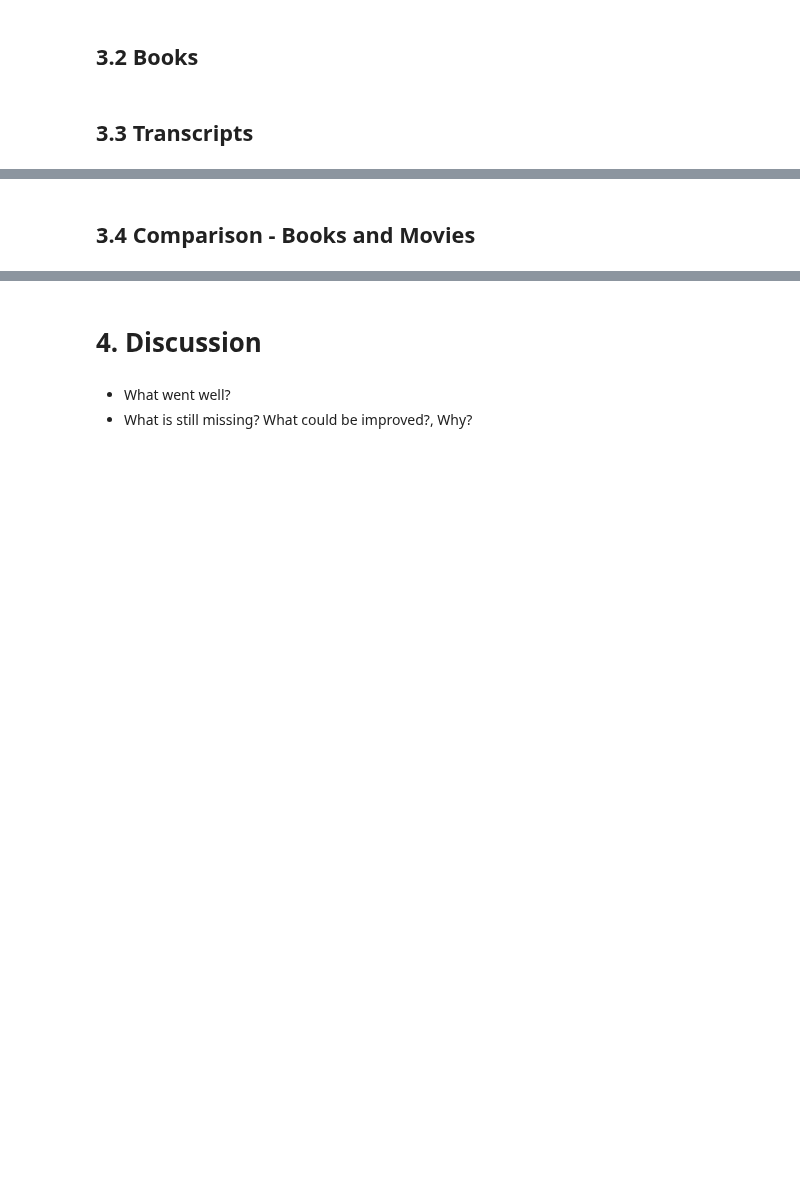
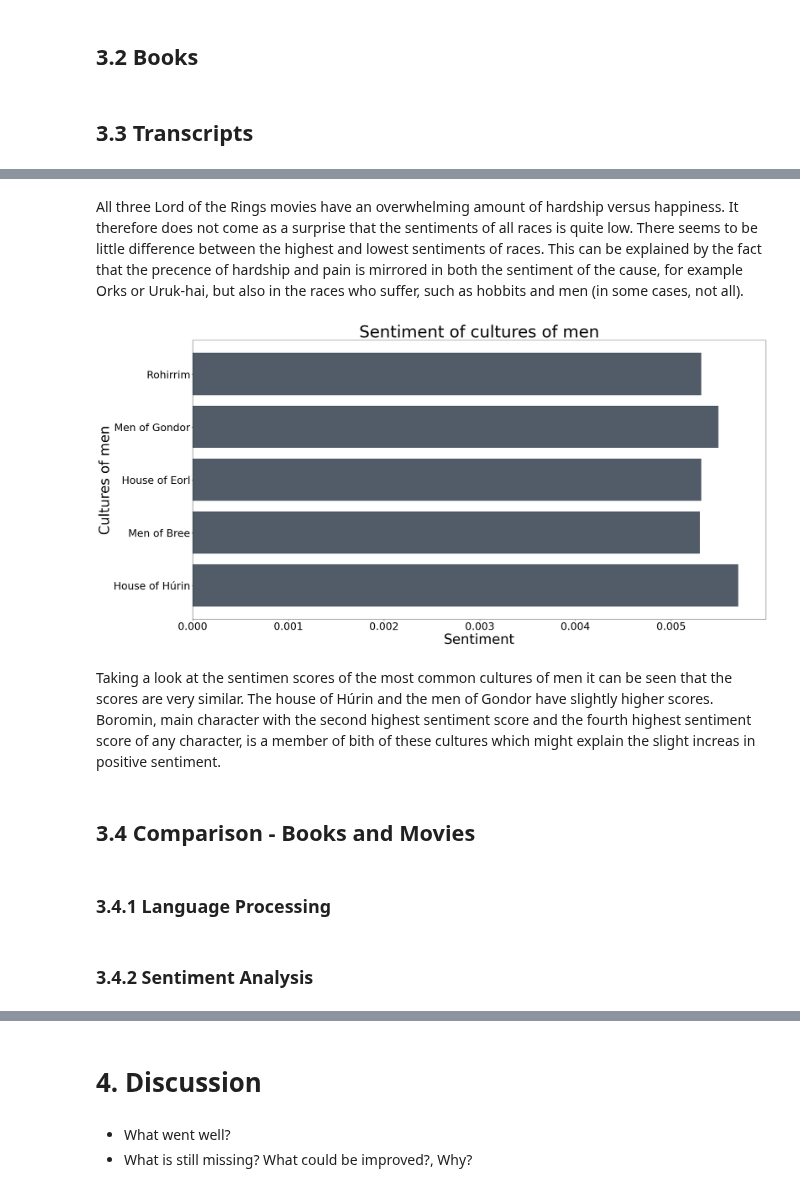
Before and after one commit to BerglindLilja/DataQueens, a Jupyter notebook: Project/Explainer_notebook.ipynb, the cells around one changed output, grey strips where cells are left out. Saved outputs shown, nothing was run; the diff lists cells and outputs as text; code cells hidden in the pictures; blank space fills up the shorter version.

```diff
--- a/Project/Explainer_notebook.ipynb
+++ b/Project/Explainer_notebook.ipynb
@@ -596,2 +756,48 @@ IFrame(src='/LortNetwork.html', width=700, height=600)
+# %% [markdown]
+All three Lord of the Rings movies have an overwhelming amount of hardship versus happiness. It therefore does not come as a surprise that the sentiments of all races is quite low. There seems to be little difference between the highest and lowest sentiments of races. This can be explained by the fact that the precence of hardship and pain is mirrored in both the sentiment of the cause, for example Orks or Uruk-hai, but also in the races who suffer, such as hobbits and men (in some cases, not all).
+# %%
+with open('culturesOfMen.json', encoding="utf8") as json_file:
+    data = json.load(json_file)
+    culturesOfMen = data
+# %%
+menScores = []
+menSentiment = {}
+
+#Calculating the sentiment score for the cultures of men
+for key, value in culturesOfMen.items():
+    for char in value:
+        if char in allSentScores:
+            menScores.append(allSentScores[char])
+
+    scoreLen = len(menScores)
+    scoreSum = sum(menScores)
+    scoreAvg = scoreSum /scoreLen
+    menSentiment[key] = scoreAvg
+# %%
+#sortedRaceSentiment = collections.OrderedDict(raceSentiment.items())
+#sortedRaceSentiment = collections.OrderedDict(sorted(raceSentiment.items(), key=lambda t: t[1]))
+chosenCharacters = ['House of Húrin','Men of Bree','House of Eorl','Men of Gondor','Rohirrim']
+
+charList = []
+
+for scores in chosenCharacters:
+    charList.append(menSentiment[scores])
+
+fig,ax = plt.subplots(figsize=(30,15))
+bars = ax.barh(chosenCharacters,charList,align = 'center',color = '#515c68')
+ax.set_xlabel('Sentiment')
+ax.set_ylabel('Cultures of men')
+ax.set_title('Sentiment of cultures of men')
+
+# for i in range(len(bars)):
+#    bars[i].set_color(colors[i])
+#ax.set_xscale('log')
+plt.show()
+# %% [output]
+[figure, added]
+# %% [markdown]
+Taking a look at the sentimen scores of the most common cultures of men it can be seen that the scores are very similar. The house of Húrin and the men of Gondor have slightly higher scores. Boromin, main character with the second highest sentiment score and the fourth highest sentiment score of any character, is a member of bith of these cultures which might explain the slight increas in positive sentiment.
 # %% [markdown]
 ## 3.4 Comparison - Books and Movies <a name="3.4booksmovies"></a>
+# %% [markdown]
+### 3.4.1 Language Processing  <a name="3.4.1booksmoviesLang"></a>
@@ -597,0 +806,2 @@ IFrame(src='/LortNetwork.html', width=700, height=600)
+# %% [markdown]
+### 3.4.2 Sentiment Analysis  <a name="3.4.2booksmoviesSent"></a>
```
Also changed, not shown: parts of 21 cells of this notebook.
